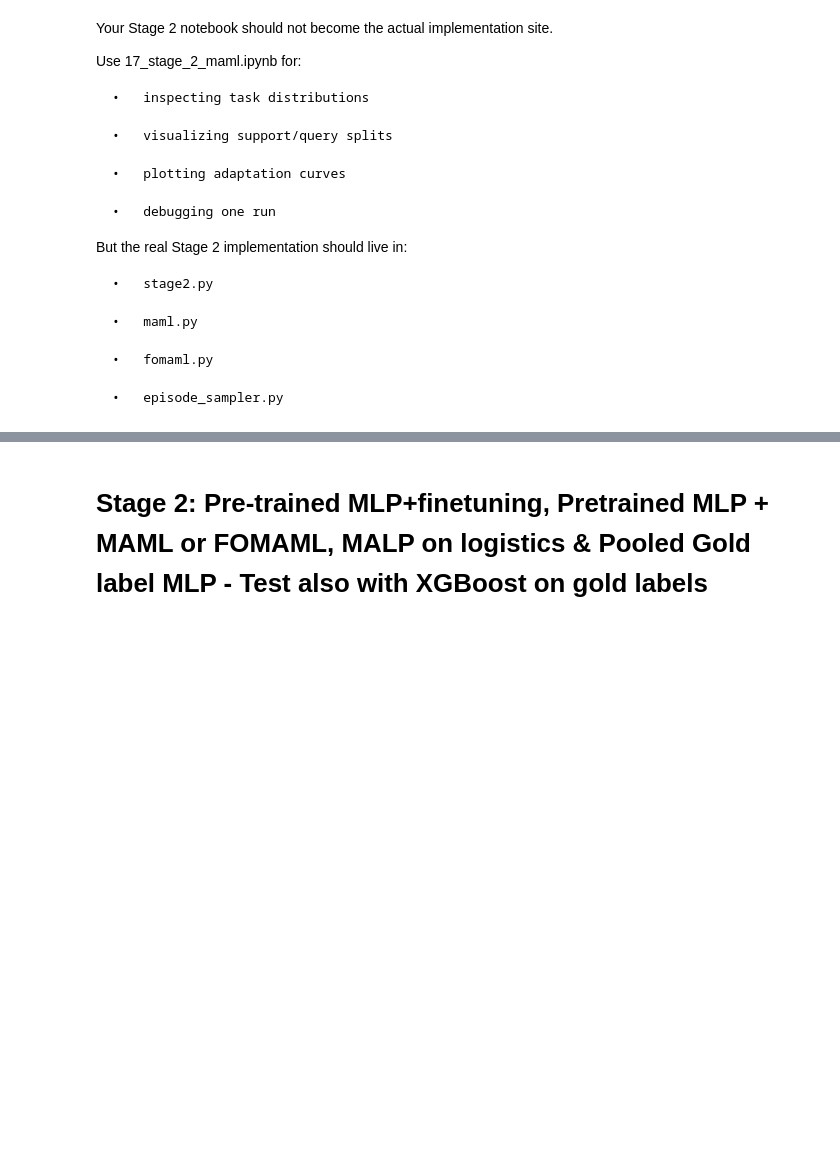
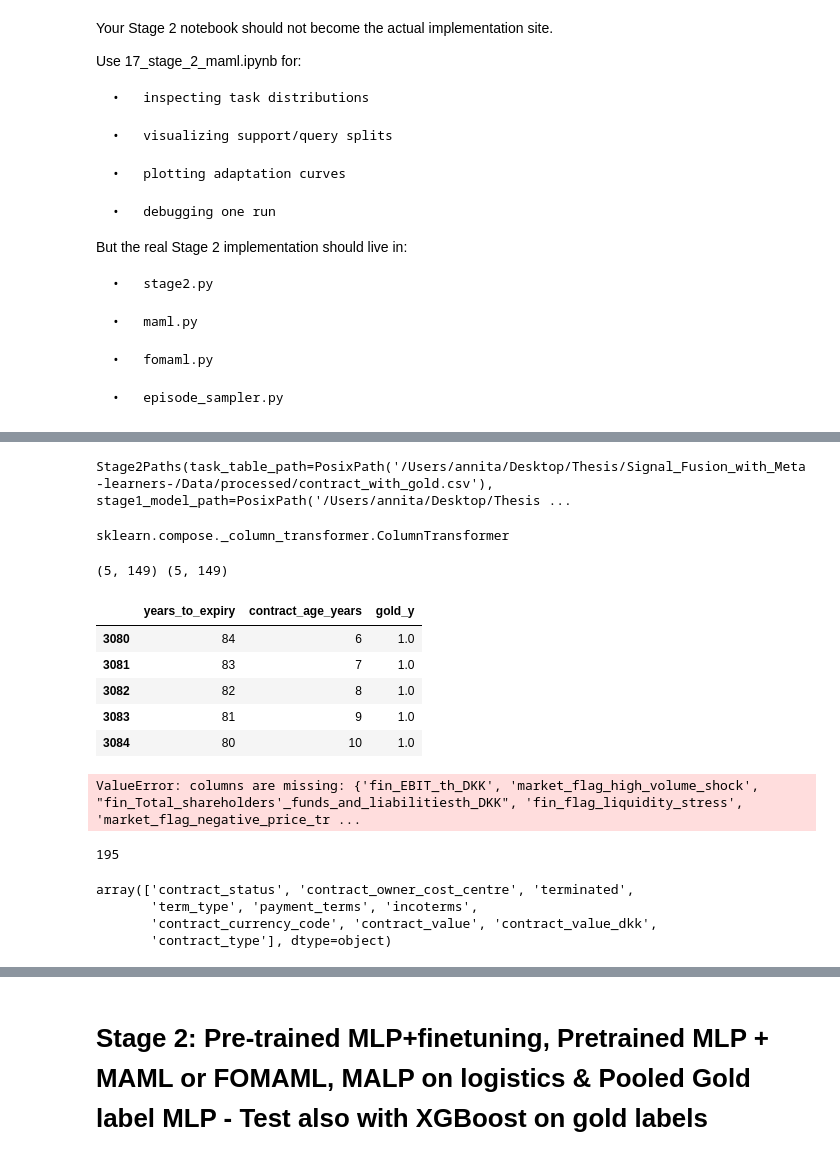
Before and after one commit to ThomasRoennebek/Signal_Fusion_with_Meta-learners-, a Jupyter notebook: notebooks/17_stage_2_maml.ipynb, the cells around one changed output, grey strips where cells are left out. Saved outputs shown, nothing was run; the diff lists cells and outputs as text; code cells hidden in the pictures; blank space fills up the shorter version.

```diff
--- a/notebooks/17_stage_2_maml.ipynb
+++ b/notebooks/17_stage_2_maml.ipynb
@@ -22,0 +251,79 @@ But the real Stage 2 implementation should live in:
+# %%
+from master_thesis.stage2 import (
+    load_stage2_config,
+    resolve_stage2_paths,
+    load_stage1_preprocessor,
+    build_stage2_model_from_config,
+    load_stage1_model_weights,
+)
+
+config = load_stage2_config("../experiments/stage2_config.yaml")
+paths = resolve_stage2_paths(config)
+
+print(paths)
+# %% [output]
+Stage2Paths(task_table_path=PosixPath('/Users/annita/Desktop/Thesis/Signal_Fusion_with_Meta-learners-/Data/processed/contract_with_gold.csv'), stage1_model_path=PosixPath('/Users/annita/Desktop/Thesis ...
+# %%
+preprocessor = load_stage1_preprocessor(paths.stage1_preprocessor_path)
+type(preprocessor)
+# %% [output]
+sklearn.compose._column_transformer.ColumnTransformer
+# %%
+import pandas as pd
+
+df = pd.read_csv("../Data/processed/contract_with_gold.csv", low_memory=False)
+
+feature_cols = [
+    "years_to_expiry",
+    "contract_age_years",
+]
+
+target_col = config["data"]["target_col"]
+
+toy_df = df.dropna(subset=[target_col]).copy()
+toy_df = toy_df.head(10).copy()
+
+support_df = toy_df.iloc[:5].copy()
+query_df = toy_df.iloc[5:10].copy()
+
+print(support_df.shape, query_df.shape)
+support_df[feature_cols + [target_col]].head()
+# %% [output]
+(5, 149) (5, 149)
+|  | years_to_expiry | contract_age_years | gold_y |
+| 3080 | 84 | 6 | 1.0 |
+| 3081 | 83 | 7 | 1.0 |
+| 3082 | 82 | 8 | 1.0 |
+| 3083 | 81 | 9 | 1.0 |
+| 3084 | 80 | 10 | 1.0 |
+# %%
+X_support = support_df[feature_cols]
+y_support = support_df[target_col].to_numpy()
+
+X_query = query_df[feature_cols]
+y_query = query_df[target_col].to_numpy()
+
+X_support_proc = preprocessor.transform(X_support)
+X_query_proc = preprocessor.transform(X_query)
+
+if hasattr(X_support_proc, "toarray"):
+    X_support_proc = X_support_proc.toarray()
+
+if hasattr(X_query_proc, "toarray"):
+    X_query_proc = X_query_proc.toarray()
+
+print(X_support_proc.shape)
+print(X_query_proc.shape)
+# %% [output]
+ValueError: columns are missing: {'fin_EBIT_th_DKK', 'market_flag_high_volume_shock', "fin_Total_shareholders'_funds_and_liabilitiesth_DKK", 'fin_flag_liquidity_stress', 'market_flag_negative_price_tr ...
+# %%
+len(preprocessor.feature_names_in_)
+# %% [output]
+195
+# %%
+preprocessor.feature_names_in_[:10]
+# %% [output]
+array(['contract_status', 'contract_owner_cost_centre', 'terminated',
+       'term_type', 'payment_terms', 'incoterms',
+       'contract_currency_code', 'contract_value', 'contract_value_dkk',
+       'contract_type'], dtype=object)
```
Also changed, not shown: parts of 27 cells of this notebook, 8 other files.
